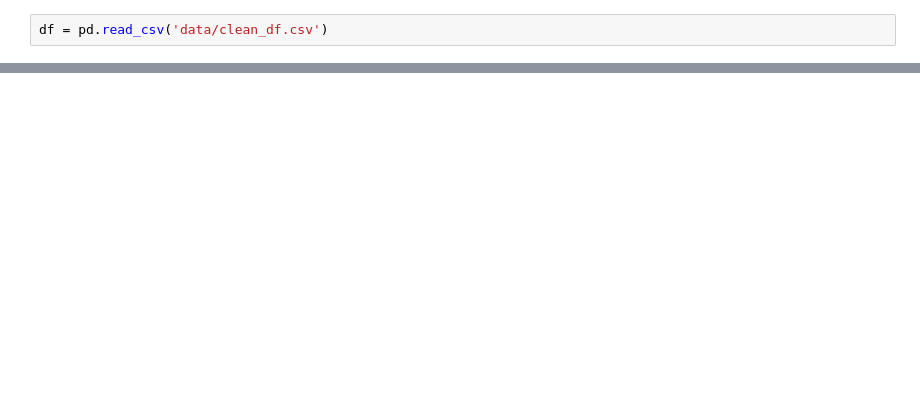
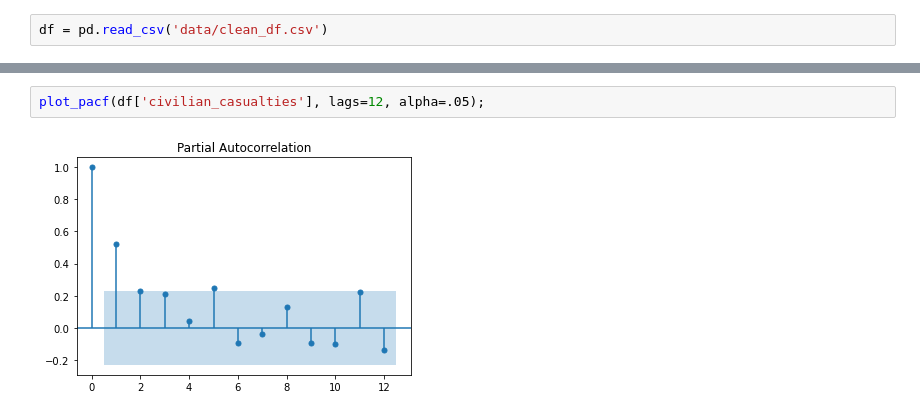
Before and after one commit to gnelsonpr6/yemen_air_raids, a Jupyter notebook: modeling_garrett_arima.ipynb, the cells around one changed output, grey strips where cells are left out. Cells and saved outputs as stored; diff of their text form; blank space fills up the shorter version.

```diff
--- a/modeling_garrett_arima.ipynb
+++ b/modeling_garrett_arima.ipynb
@@ -32,0 +62,4 @@ df.index = pd.DatetimeIndex(df.index).to_period('D')
+# %%
+plot_pacf(df['civilian_casualties'], lags=12, alpha=.05);
+# %% [output]
+[figure, added]
```
Also changed, not shown: parts of 19 cells of this notebook.
